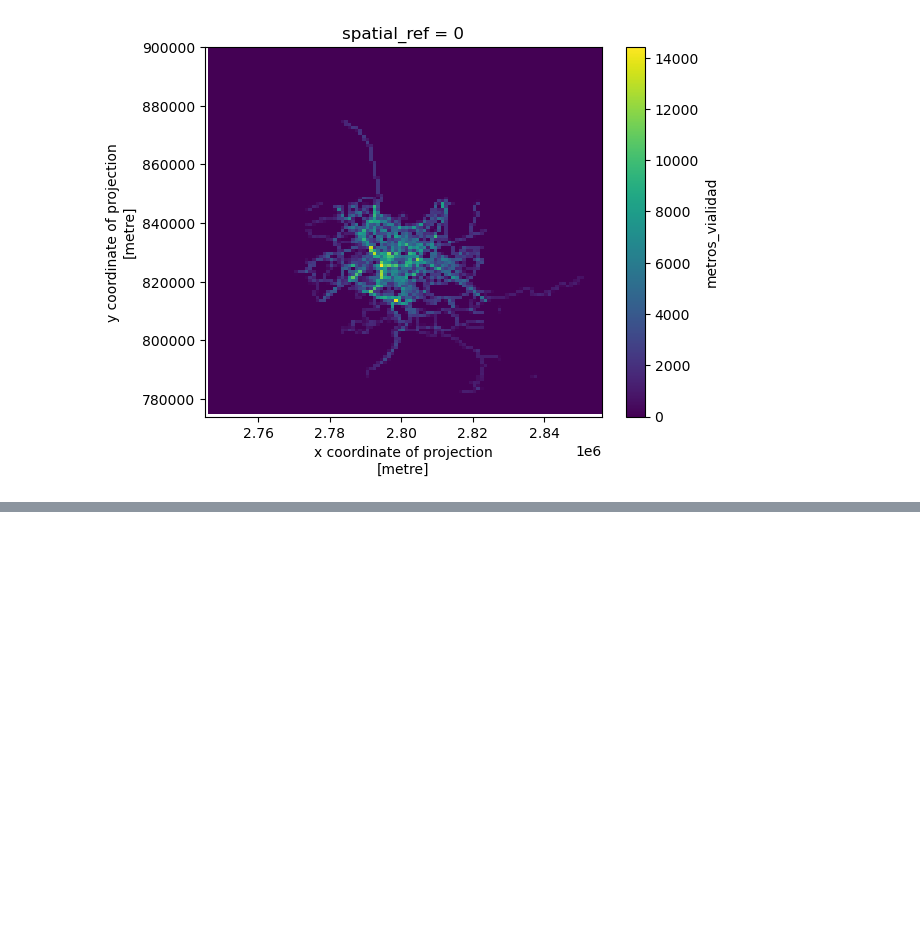
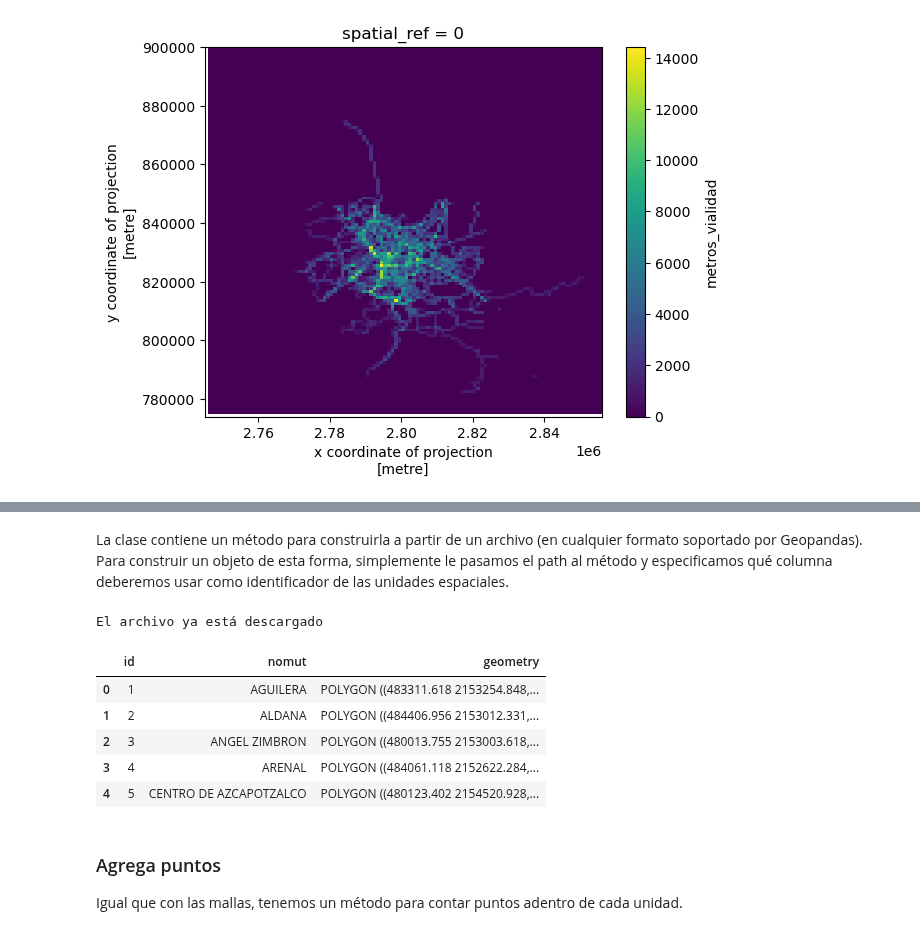
Before and after one commit to CentroGeo/pyLandUseMX, a Jupyter notebook: _proc/01_coberturas.ipynb, the cells around one changed output, grey strips where cells are left out. Drawn from its saved outputs; the diff is of its cells as text; code cells hidden in the pictures; blank space fills up the shorter version.

```diff
--- a/_proc/01_coberturas.ipynb
+++ b/_proc/01_coberturas.ipynb
@@ -314,0 +377,18 @@ cube.metros_vialidad.plot()
+# %% [markdown]
+La clase contiene un método para construirla a partir de un archivo (en cualquier formato soportado por Geopandas). Para construir un objeto de esta forma, simplemente le pasamos el path al método y especificamos qué columna deberemos usar como identificador de las unidades espaciales.
+# %%
+descarga_poligonos_ciudades()
+poligonos = Poligonos.desde_archivo("../datos/descargas/colonias_cdmx.zip",'id')
+poligonos.datos.head()
+# %% [output]
+El archivo ya está descargado
+|  | id | nomut | geometry |
+| 0 | 1 | AGUILERA | POLYGON ((483311.618 2153254.848,... |
+| 1 | 2 | ALDANA | POLYGON ((484406.956 2153012.331,... |
+| 2 | 3 | ANGEL ZIMBRON | POLYGON ((480013.755 2153003.618,... |
+| 3 | 4 | ARENAL | POLYGON ((484061.118 2152622.284,... |
+| 4 | 5 | CENTRO DE AZCAPOTZALCO | POLYGON ((480123.402 2154520.928,... |
+# %% [markdown]
+### Agrega puntos
+
+Igual que con las mallas, tenemos un método para contar puntos adentro de cada unidad.
```
Also changed, not shown: parts of 13 cells of this notebook, 8 other files.
